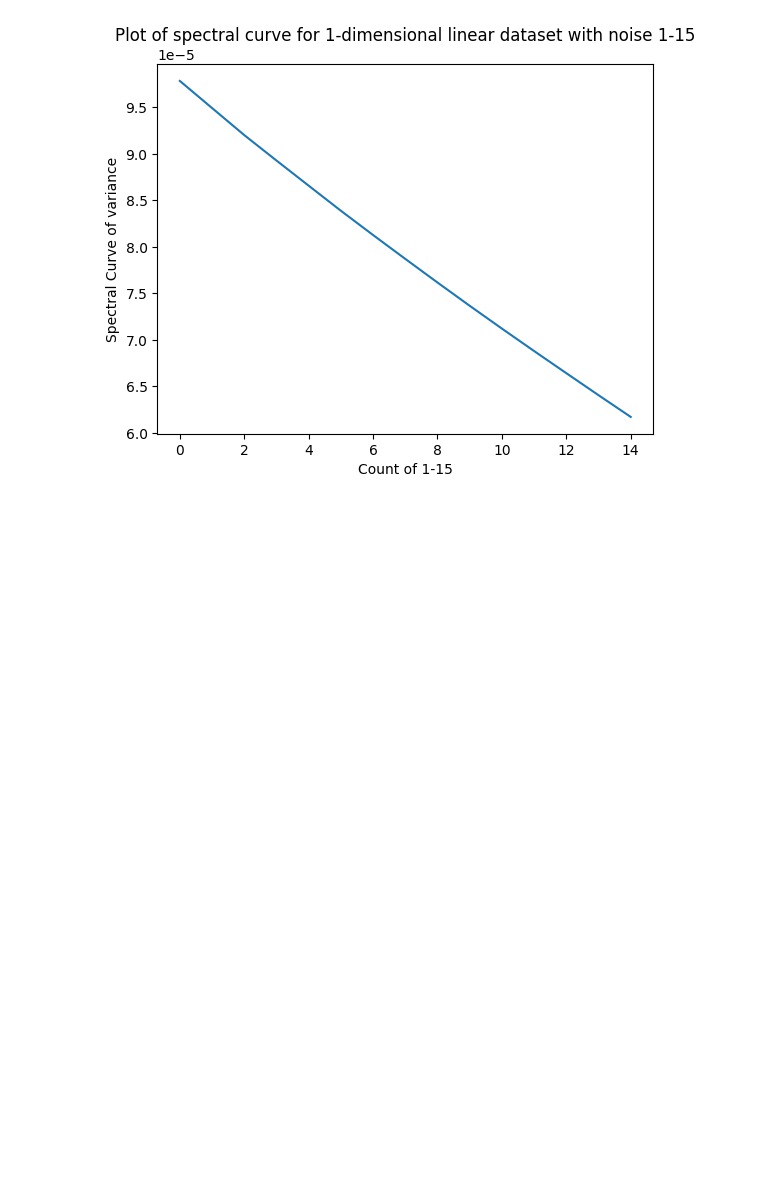
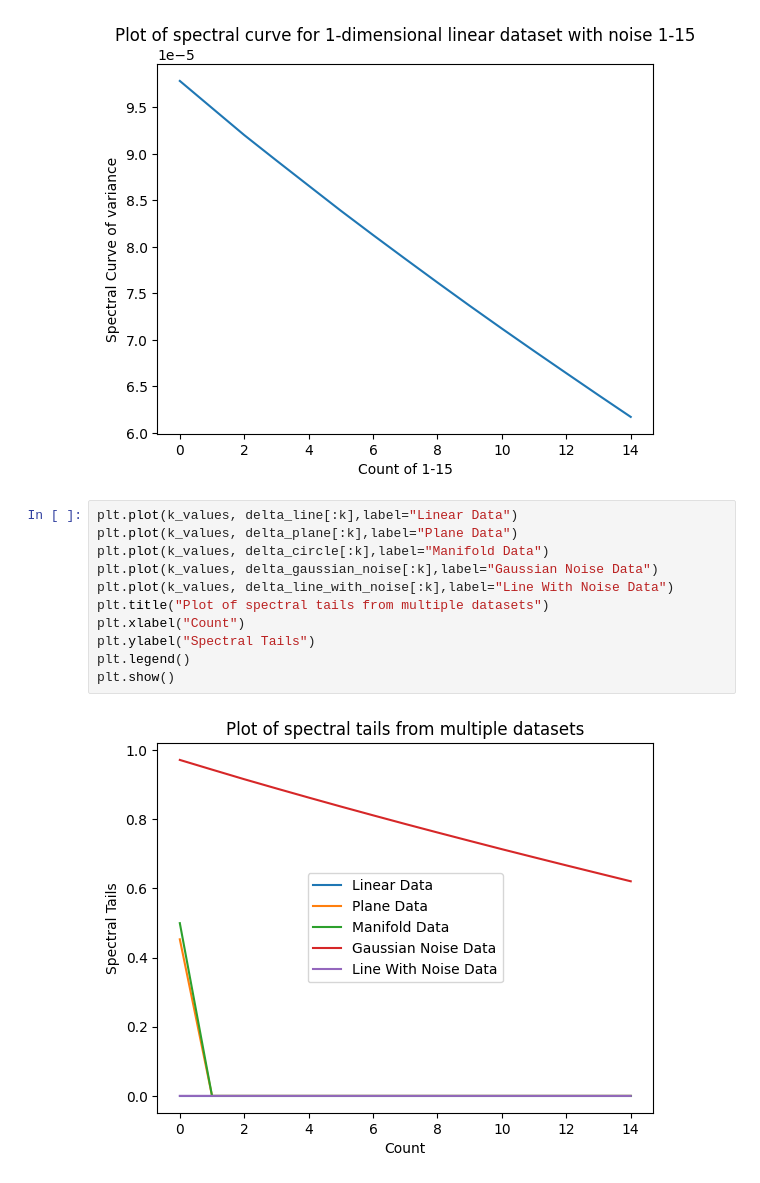
Before and after one commit to vallibone/structural-regime-analysis, a Jupyter notebook: notebooks/01_distance_to_linear.ipynb, the cells around one changed output. Cells and saved outputs as stored; diff of their text form; blank space fills up the shorter version.

```diff
--- a/notebooks/01_distance_to_linear.ipynb
+++ b/notebooks/01_distance_to_linear.ipynb
@@ -323,3 +323,16 @@ plt.show()
 [figure]
 [figure]
 [figure]
+# %%
+plt.plot(k_values, delta_line[:k],label="Linear Data")
+plt.plot(k_values, delta_plane[:k],label="Plane Data")
+plt.plot(k_values, delta_circle[:k],label="Manifold Data")
+plt.plot(k_values, delta_gaussian_noise[:k],label="Gaussian Noise Data")
+plt.plot(k_values, delta_line_with_noise[:k],label="Line With Noise Data")
+plt.title("Plot of spectral tails from multiple datasets")
+plt.xlabel("Count")
+plt.ylabel("Spectral Tails")
+plt.legend()
+plt.show()
+# %% [output]
+[figure, added]
```
Also changed, not shown: parts of 1 cell of this notebook.
